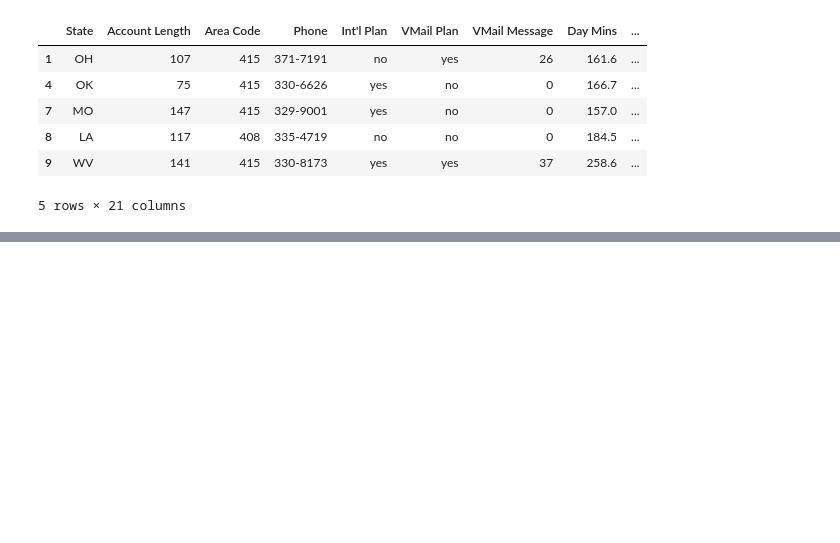
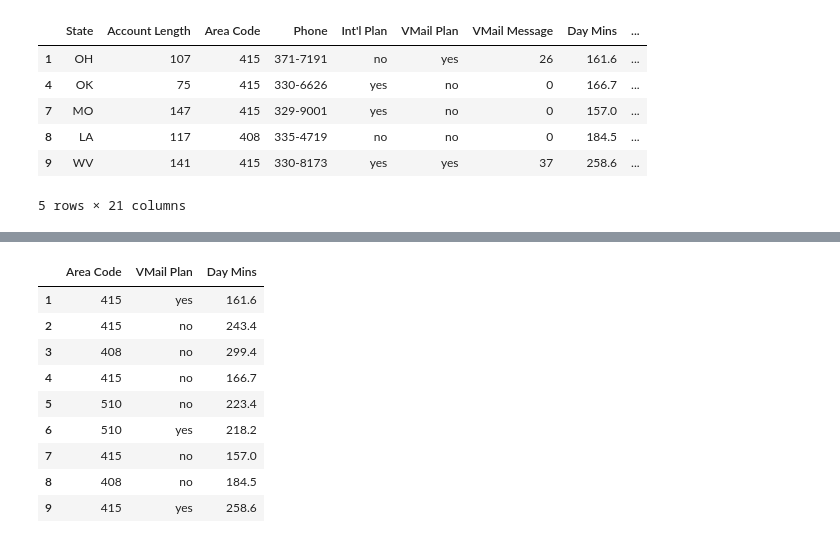
Before and after one commit to elugo00/machine-learning-python-course, a Jupyter notebook: notebooks/T2 - 1 - Data Cleaning - Data Wrangling.ipynb, the cells around one changed output, grey strips where cells are left out. Saved outputs shown, nothing was run; the diff lists cells and outputs as text; code cells hidden in the pictures; blank space fills up the shorter version.

```diff
--- a/notebooks/T2 - 1 - Data Cleaning - Data Wrangling.ipynb
+++ b/notebooks/T2 - 1 - Data Cleaning - Data Wrangling.ipynb
@@ -213,0 +262,13 @@ data5.head()
+# %%
+data.iloc[1:10, [2,5,7]]
+# %% [output]
+|  | Area Code | VMail Plan | Day Mins |
+| 1 | 415 | yes | 161.6 |
+| 2 | 415 | no | 243.4 |
+| 3 | 408 | no | 299.4 |
+| 4 | 415 | no | 166.7 |
+| 5 | 510 | no | 223.4 |
+| 6 | 510 | yes | 218.2 |
+| 7 | 415 | no | 157.0 |
+| 8 | 408 | no | 184.5 |
+| 9 | 415 | yes | 258.6 |
```
Also changed, not shown: parts of 12 cells of this notebook.
